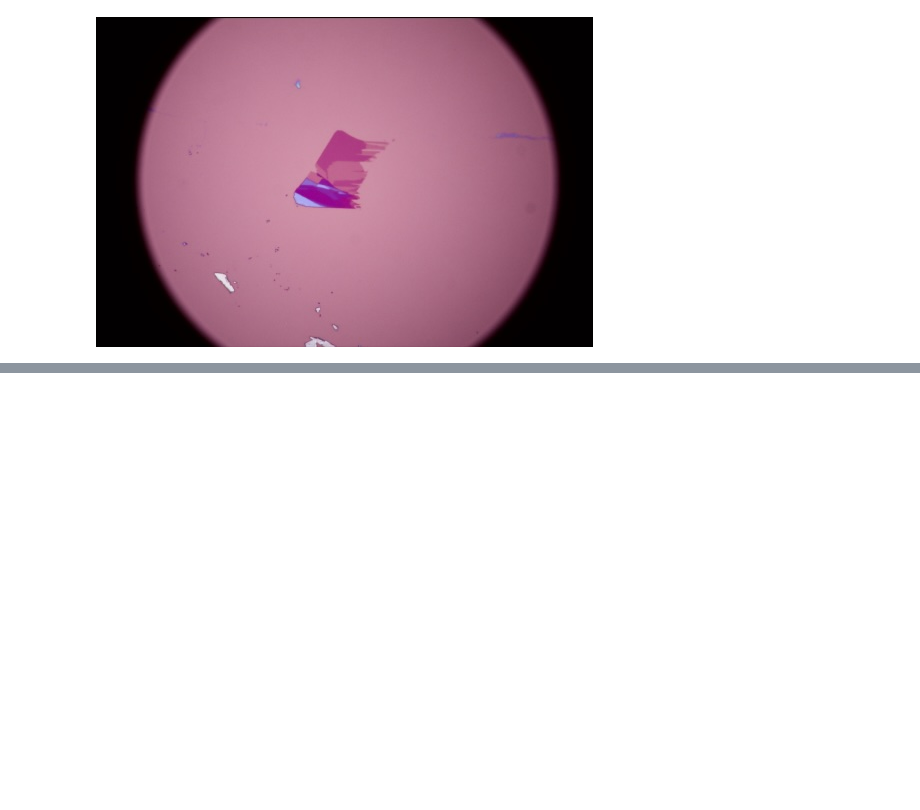
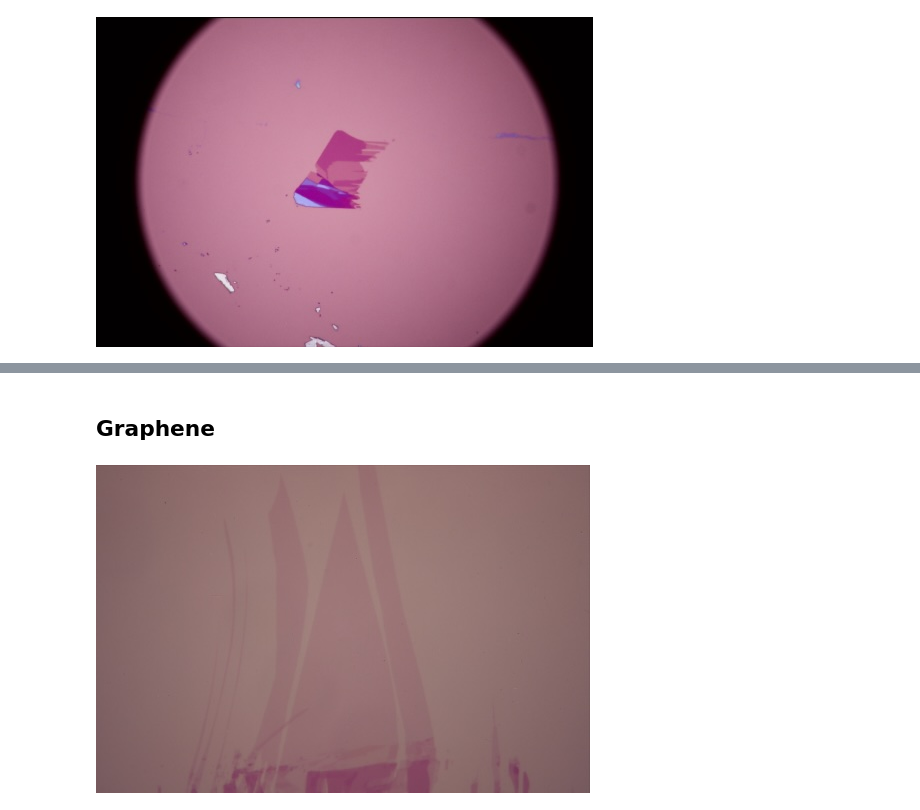
Before and after one commit to MS-Awesome321/2d_World, a Jupyter notebook: demo.ipynb, the cells around one changed output, grey strips where cells are left out. Cells and saved outputs as stored; diff of their text form; code cells hidden in the pictures; blank space fills up the shorter version.

```diff
--- a/demo.ipynb
+++ b/demo.ipynb
@@ -61,0 +65,8 @@ plt.imshow(segmenter.colored_masks)
+# %% [markdown]
+## Graphene
+# %%
+test_graphene_PIL = Image.open('test_images/graphene.jpg')
+test_graphene = np.array(test_graphene_PIL)
+test_graphene_PIL
+# %% [output]
+[figure, added]
```
Also changed, not shown: parts of 8 cells of this notebook, 10 other files.
